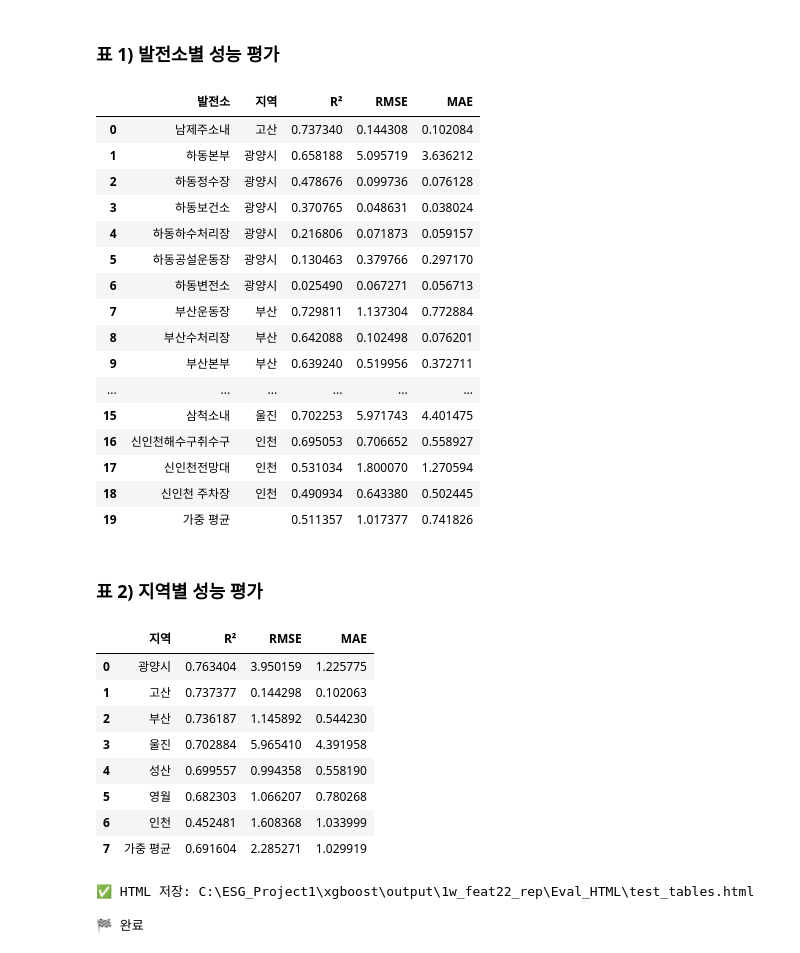
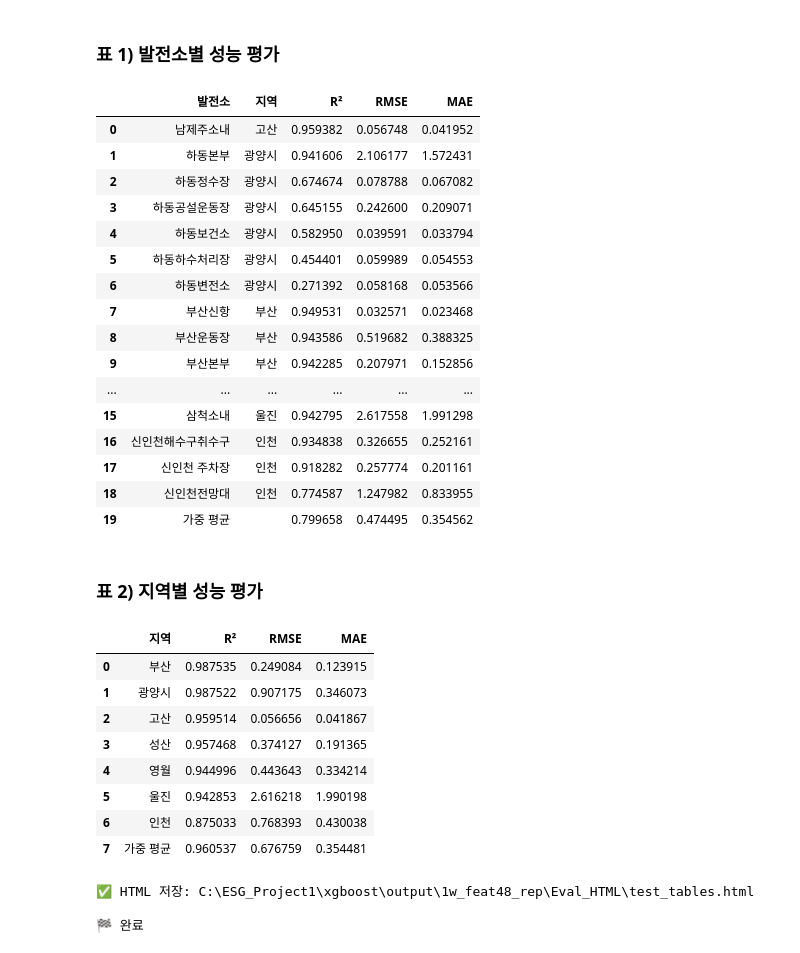
Before and after one commit to conanbke-ai/ESG_Project1, a Jupyter notebook: xgboost/XGBoost_eval.ipynb, the cells around one changed output. Saved outputs shown, nothing was run; the diff lists cells and outputs as text; code cells hidden in the pictures.

```diff
--- a/xgboost/XGBoost_eval.ipynb
+++ b/xgboost/XGBoost_eval.ipynb
@@ -25,12 +107,12 @@ TRAIN_CSV = r"C:\ESG_Project1\file\merge_data\train.csv"
 VAL_CSV   = r"C:\ESG_Project1\file\merge_data\val.csv"
 TEST_CSV  = r"C:\ESG_Project1\file\merge_data\test.csv"
 
-CKPT_ROOT = r"C:\ESG_Project1\xgboost\output\1w_feat22_rep\checkpoints"
+CKPT_ROOT = r"C:\ESG_Project1\xgboost\output\1w_feat48_rep\checkpoints"
 SAVE_DIR  = os.path.join(os.path.dirname(CKPT_ROOT), "Eval_HTML")
 os.makedirs(SAVE_DIR, exist_ok=True)
 
 CONTEXT_2W   = False
-FEATURE_MODE = 22
+FEATURE_MODE = 48
 USE_DELTAS   = True
 
 USE_HOURLY_CALIB = True
@@ -415,59 +497,59 @@ h2{margin-top:28px;}
         for _, r in region_table.iterrows():
             region_rows.append(dict(
                 region=str(r["지역"]),
                 r2=f"{r['R²']:.3f}" if pd.notna(r["R²"]) else "-",
                 rmse=f"{r['RMSE']:.3f}" if pd.notna(r["RMSE"]) else "-",
                 mae=f"{r['MAE']:.3f}" if pd.notna(r["MAE"]) else "-",
                 is_weighted=(r["지역"] == "가중 평균")
             ))
 
     html = tpl.render(plant_rows=plant_rows, region_rows=region_rows)
     with open(path, "w", encoding="utf-8") as f:
         f.write(html)
     print(f"✅ HTML 저장: {path}")
 
     # 자동 오픈
     try:
         import webbrowser, os
         webbrowser.open("file://" + os.path.abspath(path))
     except Exception:
         pass
 
 
 
 html_path = os.path.join(SAVE_DIR, "test_tables.html")
 write_html(html_path)
 
 print("\n🏁 완료")
 # %% [output]
 표 1) 발전소별 성능 평가
 |  | 발전소 | 지역 | R² | RMSE | MAE |
-| 0 | 남제주소내 | 고산 | 0.737340 | 0.144308 | 0.102084 |
-| 1 | 하동본부 | 광양시 | 0.658188 | 5.095719 | 3.636212 |
-| 2 | 하동정수장 | 광양시 | 0.478676 | 0.099736 | 0.076128 |
-| 3 | 하동보건소 | 광양시 | 0.370765 | 0.048631 | 0.038024 |
-| 4 | 하동하수처리장 | 광양시 | 0.216806 | 0.071873 | 0.059157 |
-| 5 | 하동공설운동장 | 광양시 | 0.130463 | 0.379766 | 0.297170 |
-| 6 | 하동변전소 | 광양시 | 0.025490 | 0.067271 | 0.056713 |
-| 7 | 부산운동장 | 부산 | 0.729811 | 1.137304 | 0.772884 |
-| 8 | 부산수처리장 | 부산 | 0.642088 | 0.102498 | 0.076201 |
-| 9 | 부산본부 | 부산 | 0.639240 | 0.519956 | 0.372711 |
+| 0 | 남제주소내 | 고산 | 0.959382 | 0.056748 | 0.041952 |
+| 1 | 하동본부 | 광양시 | 0.941606 | 2.106177 | 1.572431 |
+| 2 | 하동정수장 | 광양시 | 0.674674 | 0.078788 | 0.067082 |
+| 3 | 하동공설운동장 | 광양시 | 0.645155 | 0.242600 | 0.209071 |
+| 4 | 하동보건소 | 광양시 | 0.582950 | 0.039591 | 0.033794 |
+| 5 | 하동하수처리장 | 광양시 | 0.454401 | 0.059989 | 0.054553 |
+| 6 | 하동변전소 | 광양시 | 0.271392 | 0.058168 | 0.053566 |
+| 7 | 부산신항 | 부산 | 0.949531 | 0.032571 | 0.023468 |
+| 8 | 부산운동장 | 부산 | 0.943586 | 0.519682 | 0.388325 |
+| 9 | 부산본부 | 부산 | 0.942285 | 0.207971 | 0.152856 |
 | ... | ... | ... | ... | ... | ... |
-| 15 | 삼척소내 | 울진 | 0.702253 | 5.971743 | 4.401475 |
-| 16 | 신인천해수구취수구 | 인천 | 0.695053 | 0.706652 | 0.558927 |
-| 17 | 신인천전망대 | 인천 | 0.531034 | 1.800070 | 1.270594 |
-| 18 | 신인천 주차장 | 인천 | 0.490934 | 0.643380 | 0.502445 |
-| 19 | 가중 평균 |  | 0.511357 | 1.017377 | 0.741826 |
+| 15 | 삼척소내 | 울진 | 0.942795 | 2.617558 | 1.991298 |
+| 16 | 신인천해수구취수구 | 인천 | 0.934838 | 0.326655 | 0.252161 |
+| 17 | 신인천 주차장 | 인천 | 0.918282 | 0.257774 | 0.201161 |
+| 18 | 신인천전망대 | 인천 | 0.774587 | 1.247982 | 0.833955 |
+| 19 | 가중 평균 |  | 0.799658 | 0.474495 | 0.354562 |
 표 2) 지역별 성능 평가
 |  | 지역 | R² | RMSE | MAE |
-| 0 | 광양시 | 0.763404 | 3.950159 | 1.225775 |
-| 1 | 고산 | 0.737377 | 0.144298 | 0.102063 |
-| 2 | 부산 | 0.736187 | 1.145892 | 0.544230 |
-| 3 | 울진 | 0.702884 | 5.965410 | 4.391958 |
-| 4 | 성산 | 0.699557 | 0.994358 | 0.558190 |
-| 5 | 영월 | 0.682303 | 1.066207 | 0.780268 |
-| 6 | 인천 | 0.452481 | 1.608368 | 1.033999 |
-| 7 | 가중 평균 | 0.691604 | 2.285271 | 1.029919 |
+| 0 | 부산 | 0.987535 | 0.249084 | 0.123915 |
+| 1 | 광양시 | 0.987522 | 0.907175 | 0.346073 |
+| 2 | 고산 | 0.959514 | 0.056656 | 0.041867 |
+| 3 | 성산 | 0.957468 | 0.374127 | 0.191365 |
+| 4 | 영월 | 0.944996 | 0.443643 | 0.334214 |
+| 5 | 울진 | 0.942853 | 2.616218 | 1.990198 |
+| 6 | 인천 | 0.875033 | 0.768393 | 0.430038 |
+| 7 | 가중 평균 | 0.960537 | 0.676759 | 0.354481 |
-✅ HTML 저장: C:\ESG_Project1\xgboost\output\1w_feat22_rep\Eval_HTML\test_tables.html
+✅ HTML 저장: C:\ESG_Project1\xgboost\output\1w_feat48_rep\Eval_HTML\test_tables.html
 
 🏁 완료
```
Also changed, not shown: parts of 4 cells of this notebook, 3 other files.
